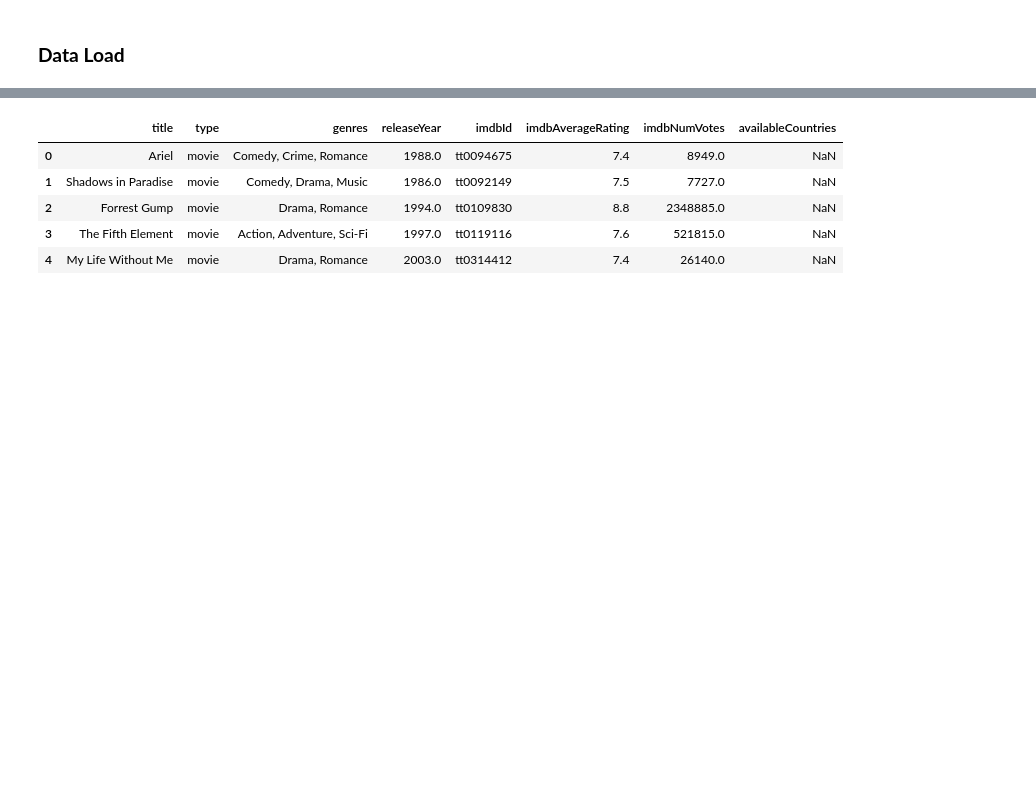
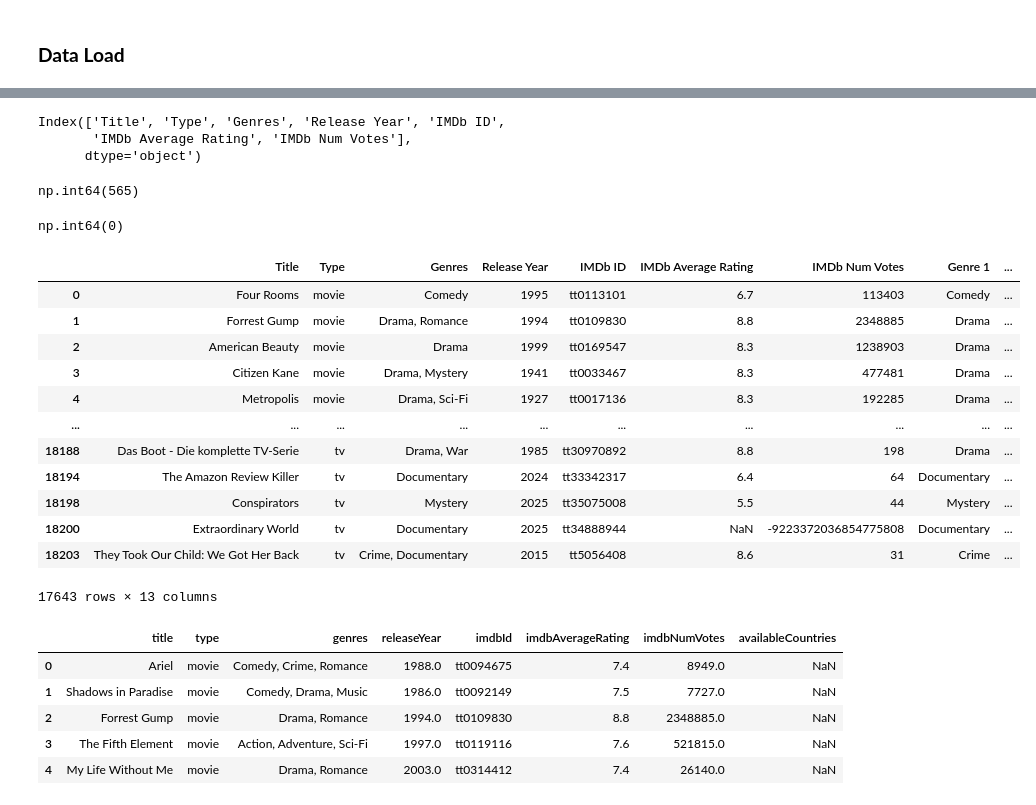
Before and after one commit to rkynhoff/Streaming_Service_Comparisons, a Jupyter notebook: STRM_SERV_COMP_V1.ipynb, the cells around one changed output, grey strips where cells are left out. Drawn from its saved outputs; the diff is of its cells as text; code cells hidden in the pictures; blank space fills up the shorter version.

```diff
--- a/STRM_SERV_COMP_V1.ipynb
+++ b/STRM_SERV_COMP_V1.ipynb
@@ -50,0 +67,4 @@ apple.tail(2)
+# %%
+# Drop availableCountries Column - no value with such a low non-null number
+apple.drop("availableCountries",axis=1,inplace=True)
+apple.columns
@@ -51,3 +90,42 @@ apple.tail(2)
+# %%
+# Rename Columns
+apple.rename(columns={"title":"Title","type":"Type","genres":"Genres","releaseYear":"Release Year","imdbId":"IMDb ID","imdbAverageRating":"IMDb Average Rating","imdbNumVotes":"IMDb Num Votes"},inplace = True)
+apple.columns
+# %% [output]
+Index(['Title', 'Type', 'Genres', 'Release Year', 'IMDb ID',
+       'IMDb Average Rating', 'IMDb Num Votes'],
+      dtype='object')
+# %%
+# Determine how many titles contain null values
+apple["Title"].isna().sum()
+# %% [output]
+np.int64(565)
+# %%
+# Drop the rows contiaining null values in the Title column
+apple = apple.dropna(subset=["Title"])
+apple["Title"].isna().sum()
+# %% [output]
+np.int64(0)
+# %%
+#apple.genres.value_counts()
+# apple['genres'].str.split(',', expand=True)
+apple[["Genre 1","Genre 2","Genre 3","Genre 4","Genre 5","Genre 6"]] = apple["Genres"].str.split(',',expand=True)
+
+display(apple)
+# %% [output]
+|  | Title | Type | Genres | Release Year | IMDb ID | IMDb Average Rating | IMDb Num Votes | Genre 1 | ... |
+| 0 | Four Rooms | movie | Comedy | 1995 | tt0113101 | 6.7 | 113403 | Comedy | ... |
+| 1 | Forrest Gump | movie | Drama, Romance | 1994 | tt0109830 | 8.8 | 2348885 | Drama | ... |
+| 2 | American Beauty | movie | Drama | 1999 | tt0169547 | 8.3 | 1238903 | Drama | ... |
+| 3 | Citizen Kane | movie | Drama, Mystery | 1941 | tt0033467 | 8.3 | 477481 | Drama | ... |
+| 4 | Metropolis | movie | Drama, Sci-Fi | 1927 | tt0017136 | 8.3 | 192285 | Drama | ... |
+| ... | ... | ... | ... | ... | ... | ... | ... | ... | ... |
+| 18188 | Das Boot - Die komplette TV-Serie | tv | Drama, War | 1985 | tt30970892 | 8.8 | 198 | Drama | ... |
+| 18194 | The Amazon Review Killer | tv | Documentary | 2024 | tt33342317 | 6.4 | 64 | Documentary | ... |
+| 18198 | Conspirators | tv | Mystery | 2025 | tt35075008 | 5.5 | 44 | Mystery | ... |
+| 18200 | Extraordinary World | tv | Documentary | 2025 | tt34888944 | NaN | -9223372036854775808 | Documentary | ... |
+| 18203 | They Took Our Child: We Got Her Back | tv | Crime, Documentary | 2015 | tt5056408 | 8.6 | 31 | Crime | ... |
+17643 rows × 13 columns
 # %%
 # View top 5 rows in the hulu df
 hulu.head()
```
Also changed, not shown: parts of 17 cells of this notebook.
